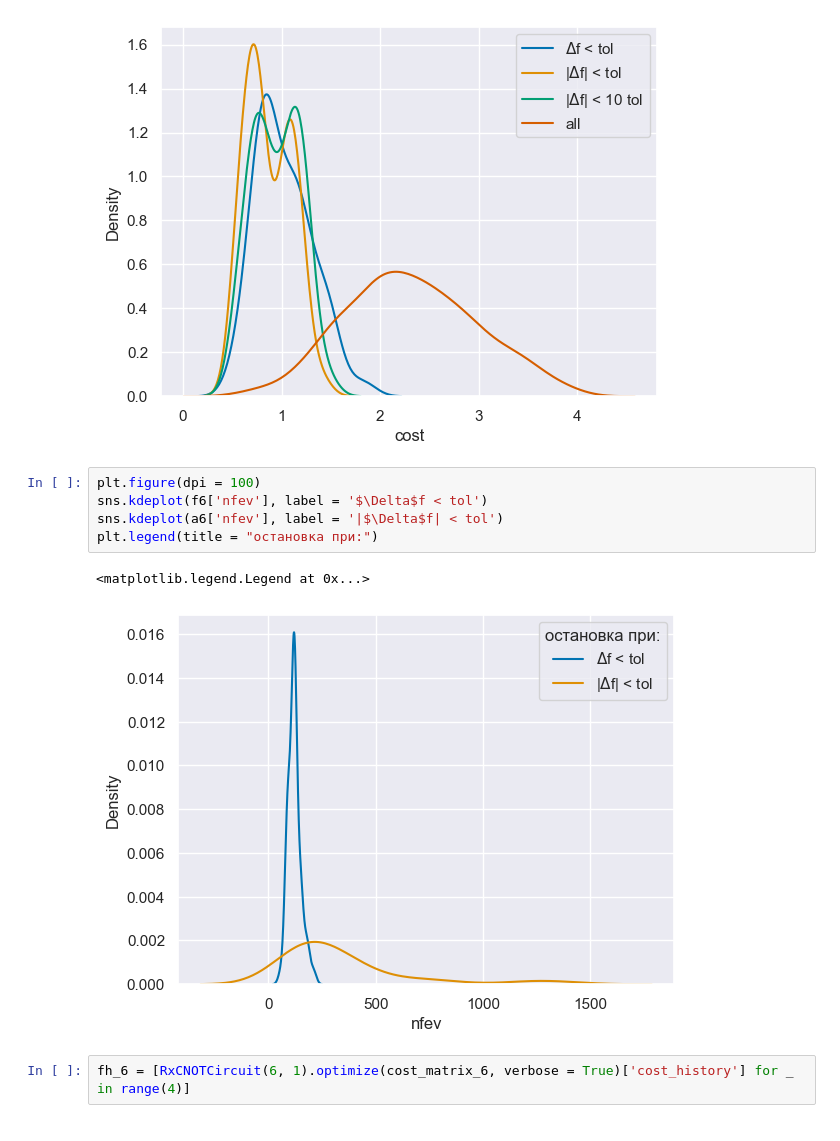
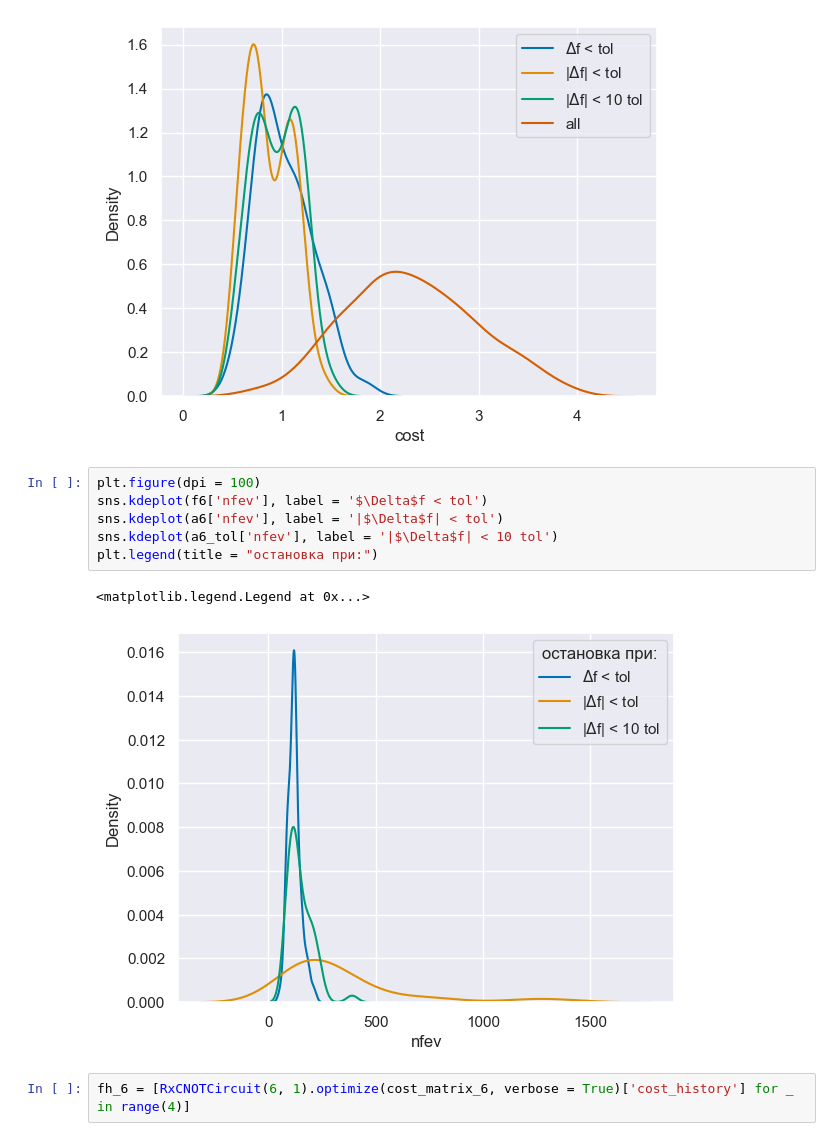
Before and after one commit to Batmaev/qua, a Jupyter notebook: Calculations/Circuit.ipynb, the cells around one changed output. Saved outputs shown, nothing was run; the diff lists cells and outputs as text.

```diff
--- a/Calculations/Circuit.ipynb
+++ b/Calculations/Circuit.ipynb
@@ -740,11 +739,12 @@ plt.legend()
 # %%
 plt.figure(dpi = 100)
 sns.kdeplot(f6['nfev'], label = '$\Delta$f < tol')
 sns.kdeplot(a6['nfev'], label = '|$\Delta$f| < tol')
+sns.kdeplot(a6_tol['nfev'], label = '|$\Delta$f| < 10 tol')
 plt.legend(title = "остановка при:")
 # %% [output]
 <matplotlib.legend.Legend at 0x...>
-[figure, old version]
+[figure, new version]
 # %%
 fh_6 = [RxCNOTCircuit(6, 1).optimize(cost_matrix_6, verbose = True)['cost_history'] for _ in range(4)]
 # %%
```
Also changed, not shown: parts of 14 cells of this notebook, 14 other files.
